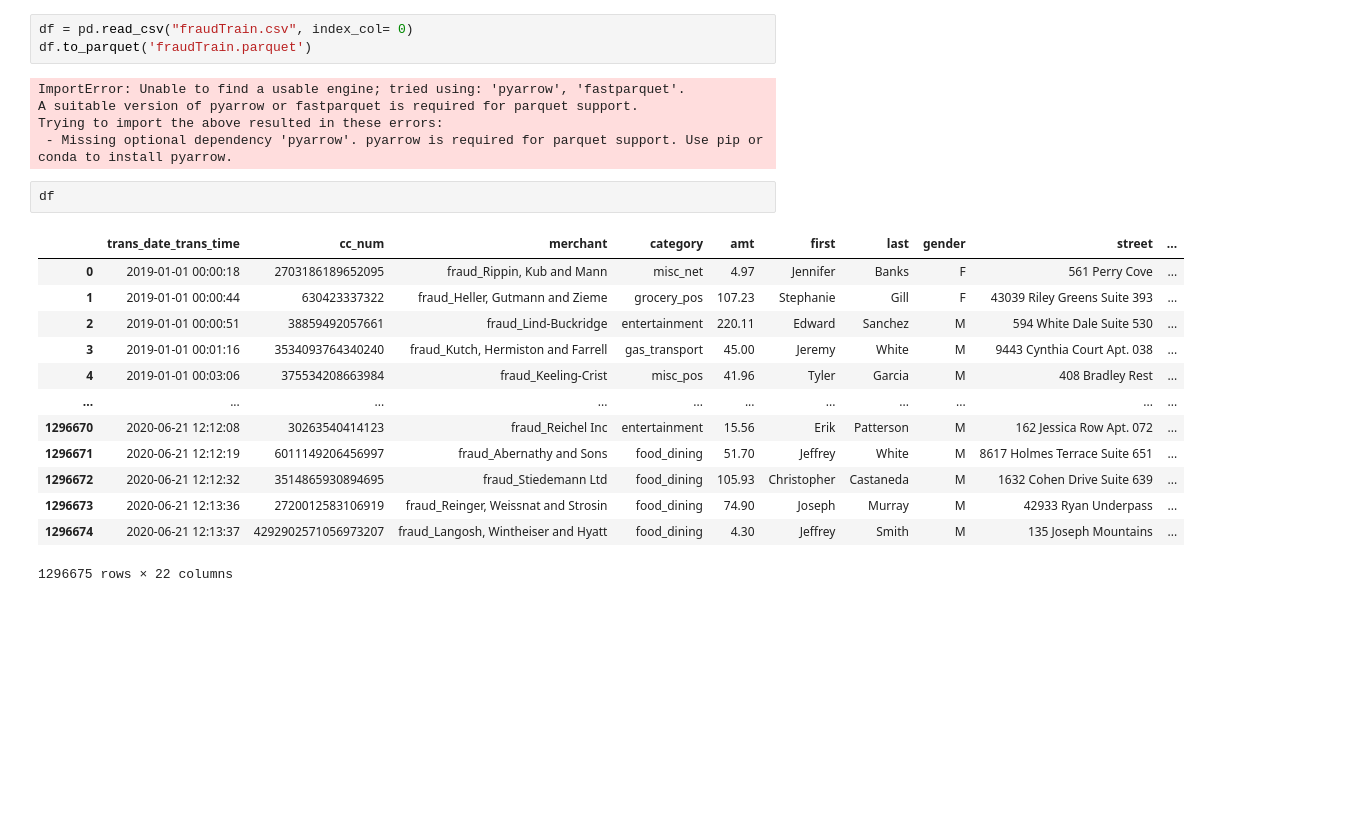
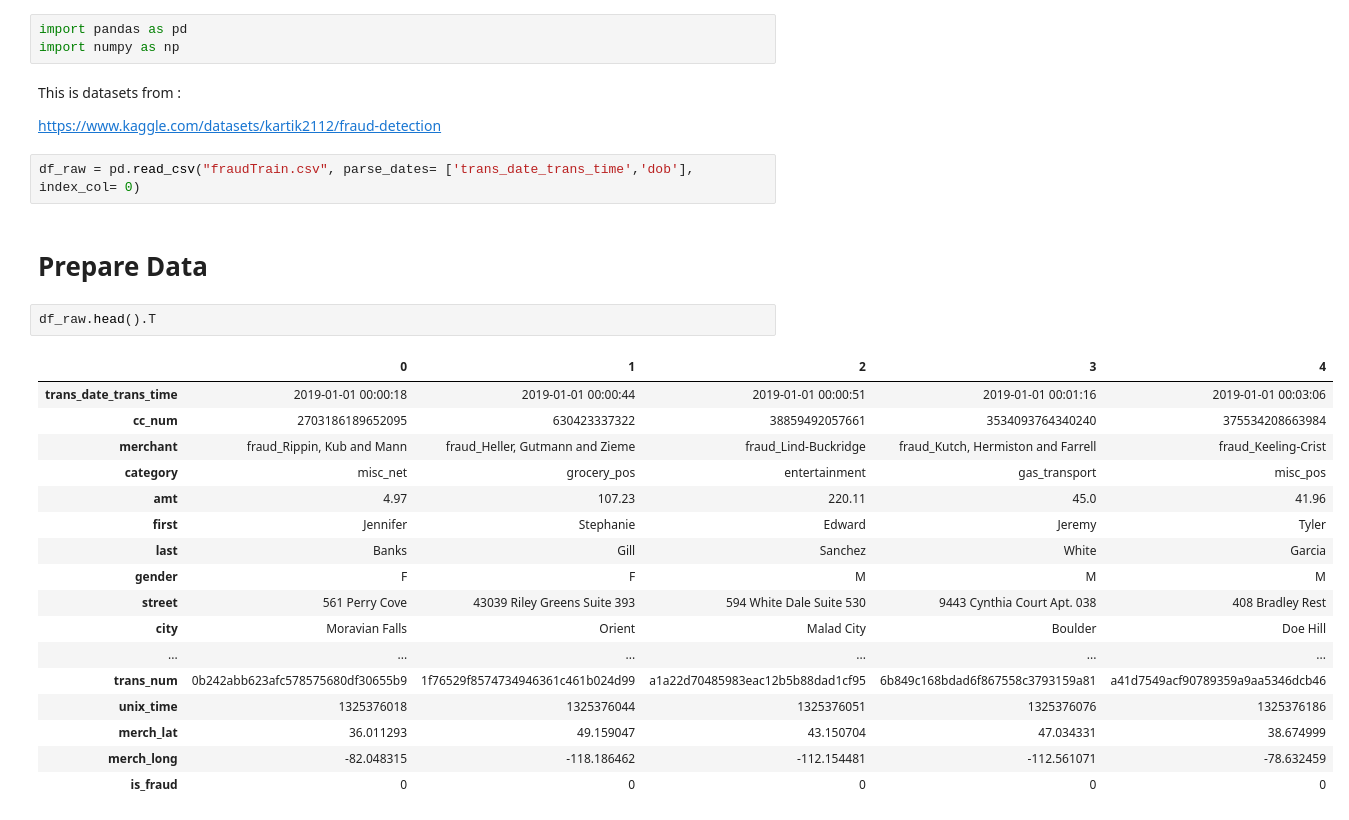
Before and after one commit to Nattawatt/mlzoomcamp, a Jupyter notebook: midterm/notebook.ipynb, the cells around one changed output. Drawn from its saved outputs; the diff is of its cells as text; blank space fills up the shorter version.

```diff
--- a/midterm/notebook.ipynb
+++ b/midterm/notebook.ipynb
@@ -27,24 +1,31 @@ This is datasets from
-# %%
-df = pd.read_csv("fraudTrain.csv", index_col= 0)
-df.to_parquet('fraudTrain.parquet')
-# %% [output]
-ImportError: Unable to find a usable engine; tried using: 'pyarrow', 'fastparquet'.
-A suitable version of pyarrow or fastparquet is required for parquet support.
-Trying to import the above resulted in these errors:
- - Missing optional dependency 'pyarrow'. pyarrow is required for parquet support. Use pip or conda to install pyarrow.
-# %%
-df
-# %% [output]
-|  | trans_date_trans_time | cc_num | merchant | category | amt | first | last | gender | street | ... |
-| 0 | 2019-01-01 00:00:18 | 2703186189652095 | fraud_Rippin, Kub and Mann | misc_net | 4.97 | Jennifer | Banks | F | 561 Perry Cove | ... |
-| 1 | 2019-01-01 00:00:44 | 630423337322 | fraud_Heller, Gutmann and Zieme | grocery_pos | 107.23 | Stephanie | Gill | F | 43039 Riley Greens Suite 393 | ... |
-| 2 | 2019-01-01 00:00:51 | 38859492057661 | fraud_Lind-Buckridge | entertainment | 220.11 | Edward | Sanchez | M | 594 White Dale Suite 530 | ... |
-| 3 | 2019-01-01 00:01:16 | 3534093764340240 | fraud_Kutch, Hermiston and Farrell | gas_transport | 45.00 | Jeremy | White | M | 9443 Cynthia Court Apt. 038 | ... |
-| 4 | 2019-01-01 00:03:06 | 375534208663984 | fraud_Keeling-Crist | misc_pos | 41.96 | Tyler | Garcia | M | 408 Bradley Rest | ... |
-| ... | ... | ... | ... | ... | ... | ... | ... | ... | ... | ... |
-| 1296670 | 2020-06-21 12:12:08 | 30263540414123 | fraud_Reichel Inc | entertainment | 15.56 | Erik | Patterson | M | 162 Jessica Row Apt. 072 | ... |
-| 1296671 | 2020-06-21 12:12:19 | 6011149206456997 | fraud_Abernathy and Sons | food_dining | 51.70 | Jeffrey | White | M | 8617 Holmes Terrace Suite 651 | ... |
-| 1296672 | 2020-06-21 12:12:32 | 3514865930894695 | fraud_Stiedemann Ltd | food_dining | 105.93 | Christopher | Castaneda | M | 1632 Cohen Drive Suite 639 | ... |
-| 1296673 | 2020-06-21 12:13:36 | 2720012583106919 | fraud_Reinger, Weissnat and Strosin | food_dining | 74.90 | Joseph | Murray | M | 42933 Ryan Underpass | ... |
-| 1296674 | 2020-06-21 12:13:37 | 4292902571056973207 | fraud_Langosh, Wintheiser and Hyatt | food_dining | 4.30 | Jeffrey | Smith | M | 135 Joseph Mountains | ... |
-1296675 rows × 22 columns
+# %%
+import pandas as pd
+import numpy as np
+# %% [markdown]
+This is datasets from :
+
+https://www.kaggle.com/datasets/kartik2112/fraud-detection
+# %%
+df_raw = pd.read_csv("fraudTrain.csv", parse_dates= ['trans_date_trans_time','dob'], index_col= 0)
+# %% [markdown]
+# Prepare Data
+# %%
+df_raw.head().T
+# %% [output]
+|  | 0 | 1 | 2 | 3 | 4 |
+| trans_date_trans_time | 2019-01-01 00:00:18 | 2019-01-01 00:00:44 | 2019-01-01 00:00:51 | 2019-01-01 00:01:16 | 2019-01-01 00:03:06 |
+| cc_num | 2703186189652095 | 630423337322 | 38859492057661 | 3534093764340240 | 375534208663984 |
+| merchant | fraud_Rippin, Kub and Mann | fraud_Heller, Gutmann and Zieme | fraud_Lind-Buckridge | fraud_Kutch, Hermiston and Farrell | fraud_Keeling-Crist |
+| category | misc_net | grocery_pos | entertainment | gas_transport | misc_pos |
+| amt | 4.97 | 107.23 | 220.11 | 45.0 | 41.96 |
+| first | Jennifer | Stephanie | Edward | Jeremy | Tyler |
+| last | Banks | Gill | Sanchez | White | Garcia |
+| gender | F | F | M | M | M |
+| street | 561 Perry Cove | 43039 Riley Greens Suite 393 | 594 White Dale Suite 530 | 9443 Cynthia Court Apt. 038 | 408 Bradley Rest |
+| city | Moravian Falls | Orient | Malad City | Boulder | Doe Hill |
+| ... | ... | ... | ... | ... | ... |
+| trans_num | 0b242abb623afc578575680df30655b9 | 1f76529f8574734946361c461b024d99 | a1a22d70485983eac12b5b88dad1cf95 | 6b849c168bdad6f867558c3793159a81 | a41d7549acf90789359a9aa5346dcb46 |
+| unix_time | 1325376018 | 1325376044 | 1325376051 | 1325376076 | 1325376186 |
+| merch_lat | 36.011293 | 49.159047 | 43.150704 | 47.034331 | 38.674999 |
+| merch_long | -82.048315 | -118.186462 | -112.154481 | -112.561071 | -78.632459 |
+| is_fraud | 0 | 0 | 0 | 0 | 0 |
```
Also changed, not shown: parts of 64 cells of this notebook, 14 other files.
